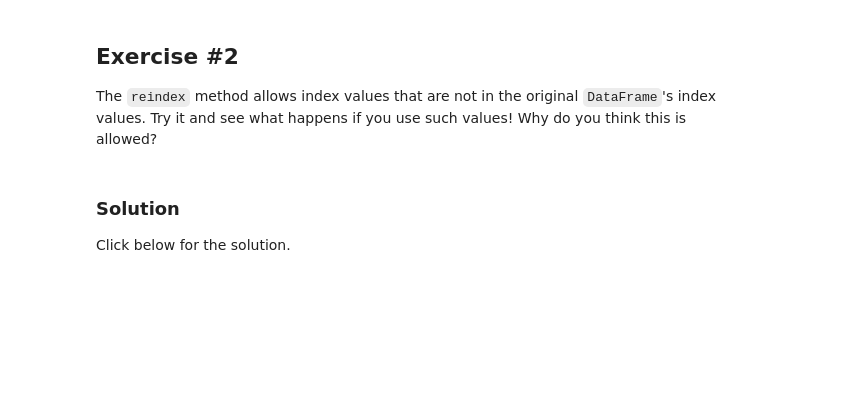
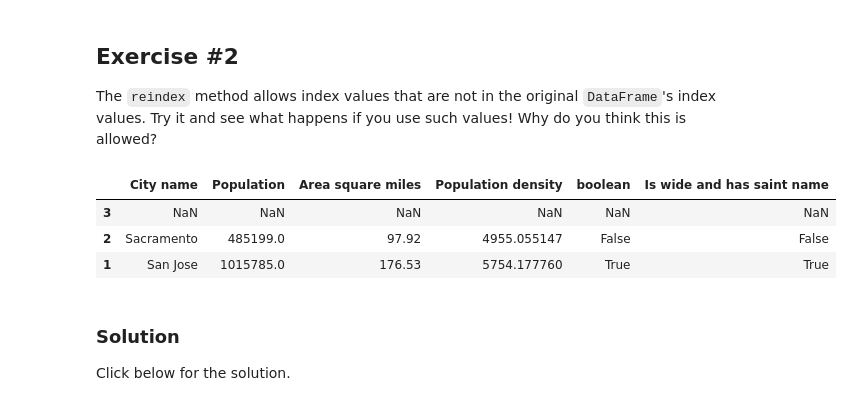
Before and after one commit to anh-phan/Google-ML-Crash-Course, a Jupyter notebook: intro_to_pandas.ipynb, the cells around one changed output. Saved outputs shown, nothing was run; the diff lists cells and outputs as text; code cells hidden in the pictures; blank space fills up the shorter version.

```diff
--- a/intro_to_pandas.ipynb
+++ b/intro_to_pandas.ipynb
@@ -127,0 +186,4 @@ Modify the `cities` table by adding a new boolean column that is True if and onl
+# %%
+# Your code here
+cities['boolean'] = cities['City name'].apply(lambda val: val.startswith("San")) & cities['Area square miles'].apply(lambda val: val > 50)
+cities
@@ -158,6 +244,12 @@ For more information, see the [Index documentation](http://pandas.pydata.org/pan
 The `reindex` method allows index values that are not in the original `DataFrame`'s index values. Try it and see what happens if you use such values! Why do you think this is allowed?
 # %%
 # Your code here
+cities.reindex([3, 2, 1])
+# %% [output]
+|  | City name | Population | Area square miles | Population density | boolean | Is wide and has saint name |
+| 3 | NaN | NaN | NaN | NaN | NaN | NaN |
+| 2 | Sacramento | 485199.0 | 97.92 | 4955.055147 | False | False |
+| 1 | San Jose | 1015785.0 | 176.53 | 5754.177760 | True | True |
 # %% [markdown]
 ### Solution
 
```
Also changed, not shown: parts of 18 cells of this notebook.
